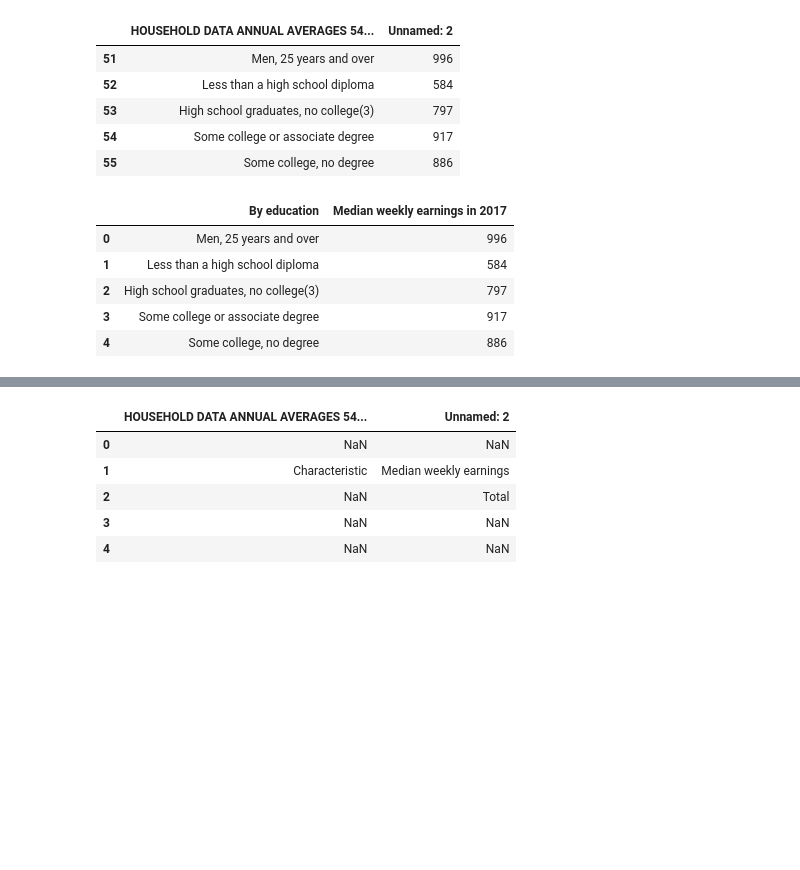
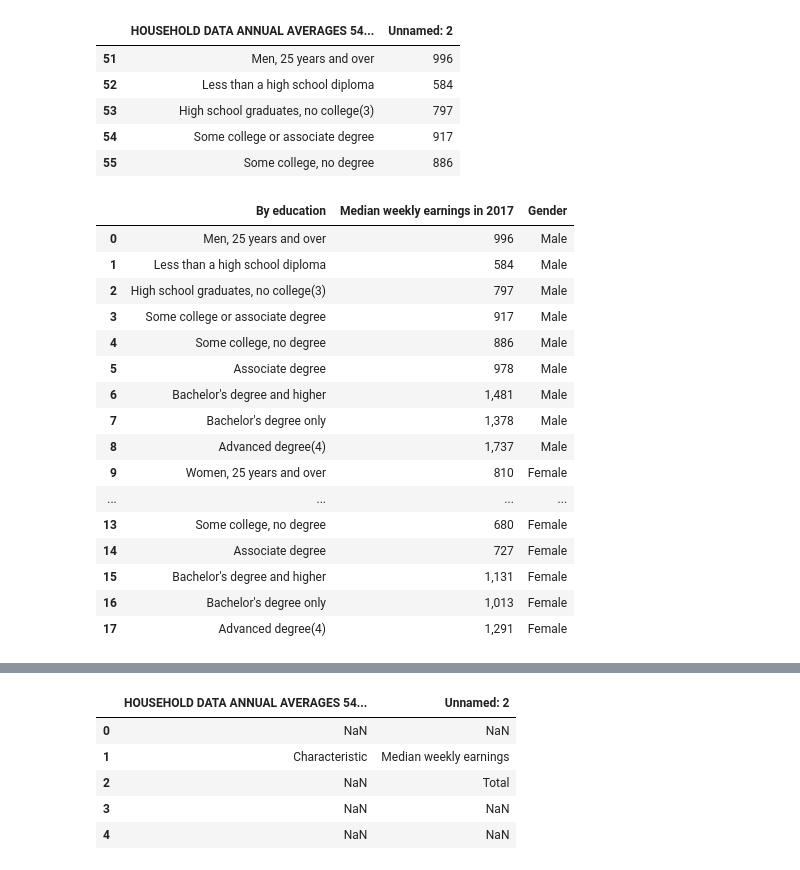
Before and after one commit to lquasem/Gender-Pay-Gap, a Jupyter notebook: cleaning_by_education.ipynb, the cells around one changed output, grey strips where cells are left out. Cells and saved outputs as stored; diff of their text form; code cells hidden in the pictures; blank space fills up the shorter version.

```diff
--- a/cleaning_by_education.ipynb
+++ b/cleaning_by_education.ipynb
@@ -151,14 +154,29 @@ table_2017.head()
 table_2017 = table_2017.rename(columns ={'HOUSEHOLD DATA\nANNUAL AVERAGES\n54.  Median weekly earnings of full-time wage and salary workers by certification and licensing status and selected characteristics, 2017 annual averages': 'By education',
                                'Unnamed: 2': 'Median weekly earnings in 2017'})
 table_2017 = table_2017.reset_index(drop =True)
-table_2017.head()
-# %% [output]
-|  | By education | Median weekly earnings in 2017 |
-| 0 | Men, 25 years and over | 996 |
-| 1 | Less than a high school diploma | 584 |
-| 2 | High school graduates, no college(3) | 797 |
-| 3 | Some college or associate degree | 917 |
-| 4 | Some college, no degree | 886 |
+# %%
+add_gender_2017 = table_2017.copy()
+add_gender_2017["Gender"]='Male'
+add_gender_2017["Gender"][9:18] = "Female"
+add_gender_2017
+# %% [output]
+|  | By education | Median weekly earnings in 2017 | Gender |
+| 0 | Men, 25 years and over | 996 | Male |
+| 1 | Less than a high school diploma | 584 | Male |
+| 2 | High school graduates, no college(3) | 797 | Male |
+| 3 | Some college or associate degree | 917 | Male |
+| 4 | Some college, no degree | 886 | Male |
+| 5 | Associate degree | 978 | Male |
+| 6 | Bachelor's degree and higher | 1,481 | Male |
+| 7 | Bachelor's degree only | 1,378 | Male |
+| 8 | Advanced degree(4) | 1,737 | Male |
+| 9 | Women, 25 years and over | 810 | Female |
+| ... | ... | ... | ... |
+| 13 | Some college, no degree | 680 | Female |
+| 14 | Associate degree | 727 | Female |
+| 15 | Bachelor's degree and higher | 1,131 | Female |
+| 16 | Bachelor's degree only | 1,013 | Female |
+| 17 | Advanced degree(4) | 1,291 | Female |
 # %%
 # Name of the CSV file
 path_2016 = "data/Median weekly earnings of full-time wage and salary workers by certification and licensing status and selected characteristics_2016.csv"
```
Also changed, not shown: parts of 5 cells of this notebook, 4 other files.
